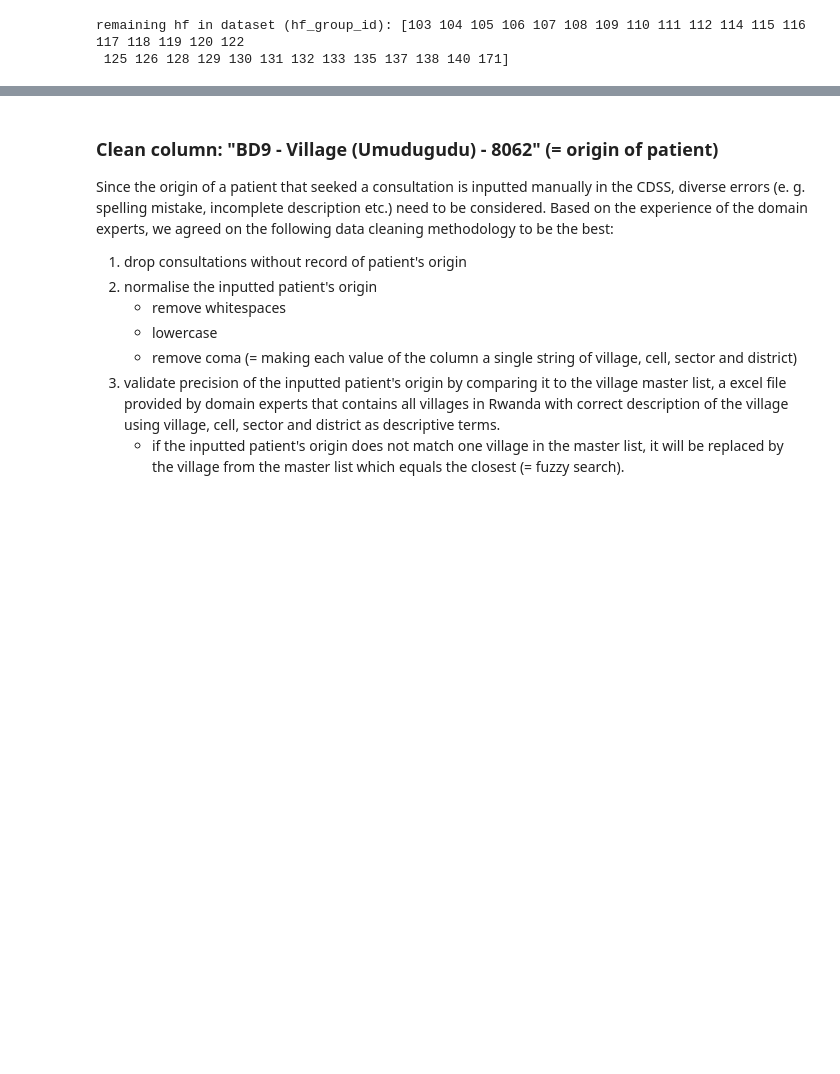
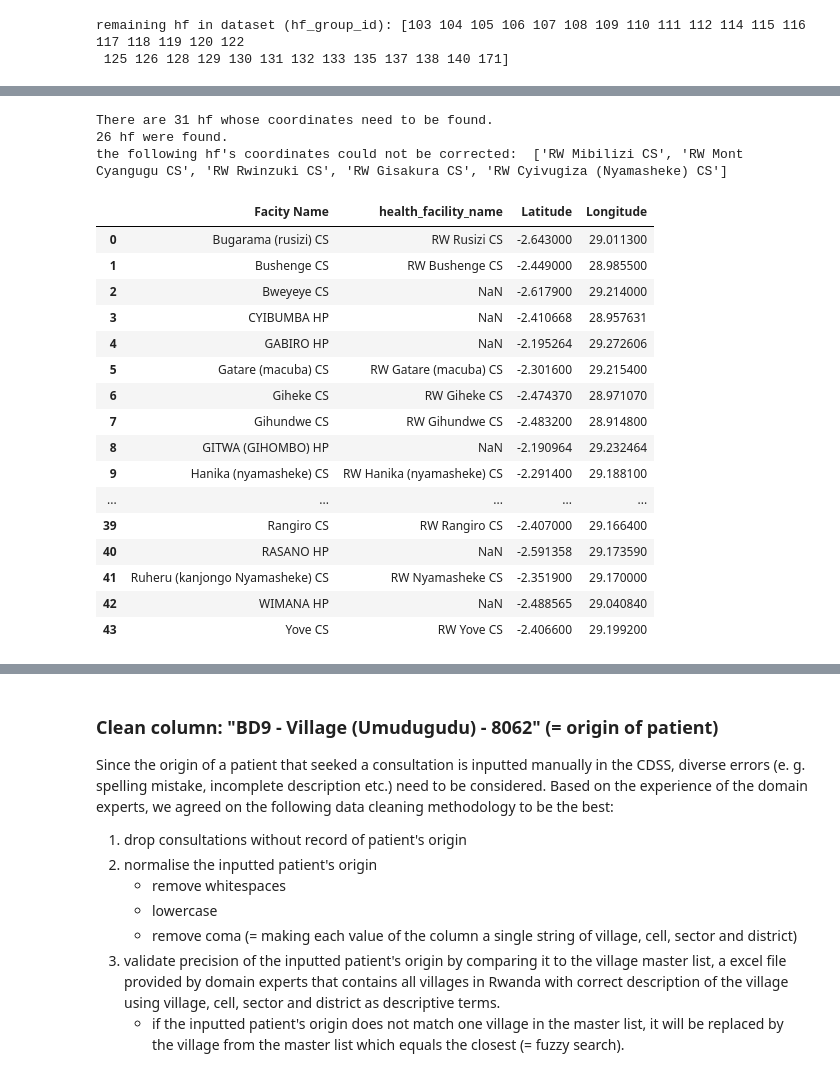
Before and after one commit to sid030sid/DYNAMIC-igh-ml-semester-project, a Jupyter notebook: rw-import-cleaning-preperation.ipynb, the cells around one changed output, grey strips where cells are left out. Saved outputs shown, nothing was run; the diff lists cells and outputs as text; code cells hidden in the pictures; blank space fills up the shorter version.

Commit message:
started code for correcting hf coordinates +  added wrong code for viszualising clustering results and its features as network

```diff
--- a/rw-import-cleaning-preperation.ipynb
+++ b/rw-import-cleaning-preperation.ipynb
@@ -242,0 +263,55 @@ rw_data = rw_data[rw_data["intervention_period_start"] <= rw_data["medical_case_
+# %%
+import re #import regex
+
+# get overview about hf
+print("There are", len(rw_data["health_facility_id"].unique()), "hf whose coordinates need to be found.")
+
+# import correct gps coordinates
+hf_data = pd.read_excel("data/rwanda/hf/Study_HF_database_v1.xlsx")
+
+# engineer "health_facility_name" column out of "Facity Name" column in hf_data to merge with rw_data (since ID column does not correspond to any column in re_data)
+list_og_hf = [re.sub(r'\([^)]*\)', '', hf.replace("RW", "").replace("CS", "")).replace(" ", "").lower() for hf in rw_data["health_facility_name"].unique()]
+def find_og_hf_name(wrong_hf_name):
+    result = np.nan
+
+    # try to first find match without district specification in brackets
+    for i, sub in enumerate(list_og_hf):
+        if sub in re.sub(r'\([^)]*\)', '', wrong_hf_name.lower()):
+            result = (rw_data["health_facility_name"].unique())[i]
+            break
+
+    # if no match found yet, use the whole hf name --> "Bugarama (rusizi) CS" will be mapped to "RW Ruizi CS"
+    if not type(result) == str:
+        for i, sub in enumerate(list_og_hf):
+            if sub in wrong_hf_name.lower():
+                result = (rw_data["health_facility_name"].unique())[i]
+                break
+    return result
+
+hf_data["health_facility_name"] = [find_og_hf_name(f) for f in hf_data["Facity Name"]]
+print(len(hf_data["health_facility_name"].unique())-1, "hf were found.") #-1 due nan in the columns which is fine
+print("the following hf's coordinates could not be corrected: ", [hf for hf in rw_data["health_facility_name"].unique() if not hf in hf_data["health_facility_name"].unique()])
+hf_data[["Facity Name", "health_facility_name", "Latitude", "Longitude"]]
+
+# TODO
+# %% [output]
+There are 31 hf whose coordinates need to be found.
+26 hf were found.
+the following hf's coordinates could not be corrected:  ['RW Mibilizi CS', 'RW Mont Cyangugu CS', 'RW Rwinzuki CS', 'RW Gisakura CS', 'RW Cyivugiza (Nyamasheke) CS']
+|  | Facity Name | health_facility_name | Latitude | Longitude |
+| 0 | Bugarama (rusizi) CS | RW Rusizi CS | -2.643000 | 29.011300 |
+| 1 | Bushenge CS | RW Bushenge CS | -2.449000 | 28.985500 |
+| 2 | Bweyeye CS | NaN | -2.617900 | 29.214000 |
+| 3 | CYIBUMBA HP | NaN | -2.410668 | 28.957631 |
+| 4 | GABIRO HP | NaN | -2.195264 | 29.272606 |
+| 5 | Gatare (macuba) CS | RW Gatare (macuba) CS | -2.301600 | 29.215400 |
+| 6 | Giheke CS | RW Giheke CS | -2.474370 | 28.971070 |
+| 7 | Gihundwe CS | RW Gihundwe CS | -2.483200 | 28.914800 |
+| 8 | GITWA (GIHOMBO) HP | NaN | -2.190964 | 29.232464 |
+| 9 | Hanika (nyamasheke) CS | RW Hanika (nyamasheke) CS | -2.291400 | 29.188100 |
+| ... | ... | ... | ... | ... |
+| 39 | Rangiro CS | RW Rangiro CS | -2.407000 | 29.166400 |
+| 40 | RASANO HP | NaN | -2.591358 | 29.173590 |
+| 41 | Ruheru (kanjongo Nyamasheke) CS | RW Nyamasheke CS | -2.351900 | 29.170000 |
+| 42 | WIMANA HP | NaN | -2.488565 | 29.040840 |
+| 43 | Yove CS | RW Yove CS | -2.406600 | 29.199200 |
```
Also changed, not shown: parts of 5 cells of this notebook, 2 other files.
